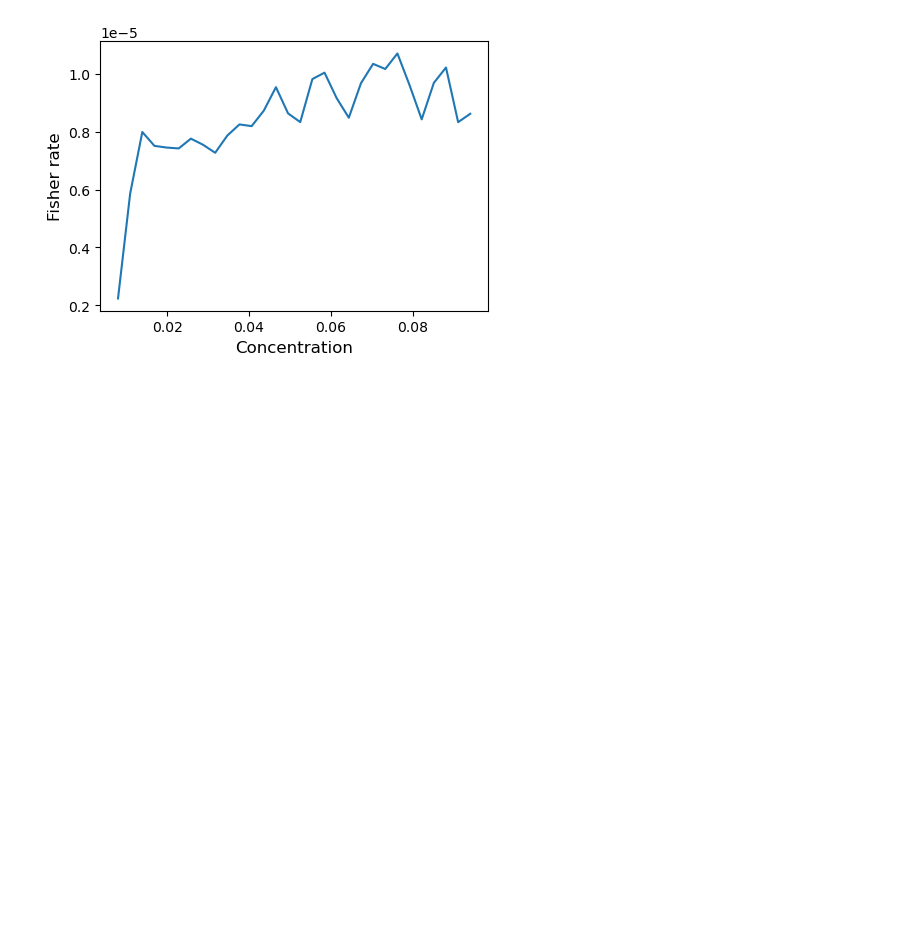
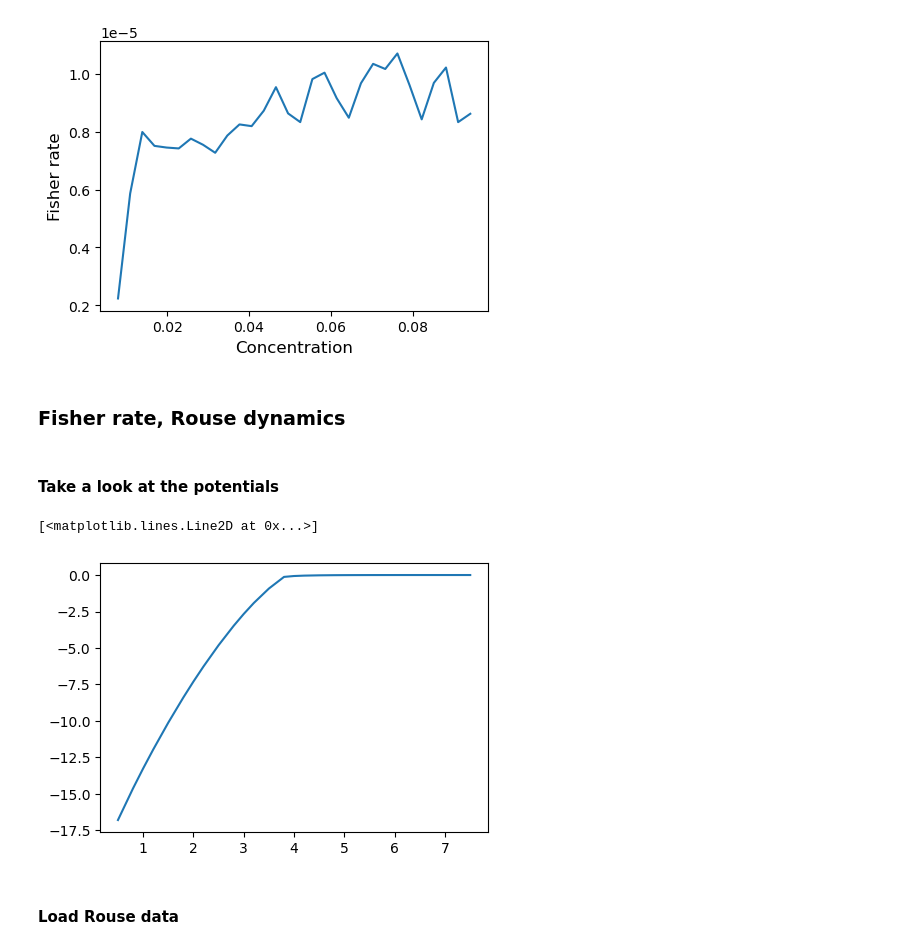
Before and after one commit to ta-rekt/Droplet, a Jupyter notebook: viz-rouse.ipynb, the cells around one changed output. Saved outputs shown, nothing was run; the diff lists cells and outputs as text; code cells hidden in the pictures; blank space fills up the shorter version.

```diff
--- a/viz-rouse.ipynb
+++ b/viz-rouse.ipynb
@@ -1084,3 +1084,43 @@ ax.set_xlabel("Concentration", fontsize=12)
 # %% [output]
 Text(0.5, 0, 'Concentration')
 [figure]
+# %% [markdown]
+### Fisher rate, Rouse dynamics
+# %% [markdown]
+#### Take a look at the potentials
+# %%
+import json, glob
+import numpy as np
+
+# _data_dir = "data/20260627/langevin_open_close_test"
+_data_dir = "/home/tohme/.julia/dev/Droplet/media/figures/"
+_data_dir += "20260628/fisher_two_spheres_chi_2.5_h0_-0.5_R_5.0_sweep_c.json"
+
+# --- first pass: collect raw dicts keyed by alpha ---
+data = {}
+with open(_data_dir, 'r') as _f:
+    data = json.load(_f)
+
+U_grids = np.array(data["groups"][0]["U_full_grid"])
+d_grid = np.array(data["groups"][0]["d_grid"])
+# %%
+from scipy.interpolate import make_interp_spline
+
+fig, ax = plt.subplots(1, 1, figsize=(5, 3.5))
+
+key = 30
+U_interp = make_interp_spline(
+    d_grid[1:],
+    U_grids[key][1:],
+    k=5
+)
+
+xs = np.linspace(d_grid[0], d_grid[-1], 500)
+ax.plot(d_grid, U_grids[key])
+# ax.plot(xs, -U_interp(xs), linestyle="dashed")
+# ax.set_yscale("log")
+# %% [output]
+[<matplotlib.lines.Line2D at 0x...>]
+[figure, added]
+# %% [markdown]
+#### Load Rouse data
```
Also changed, not shown: parts of 6 cells of this notebook, 12 other files.
